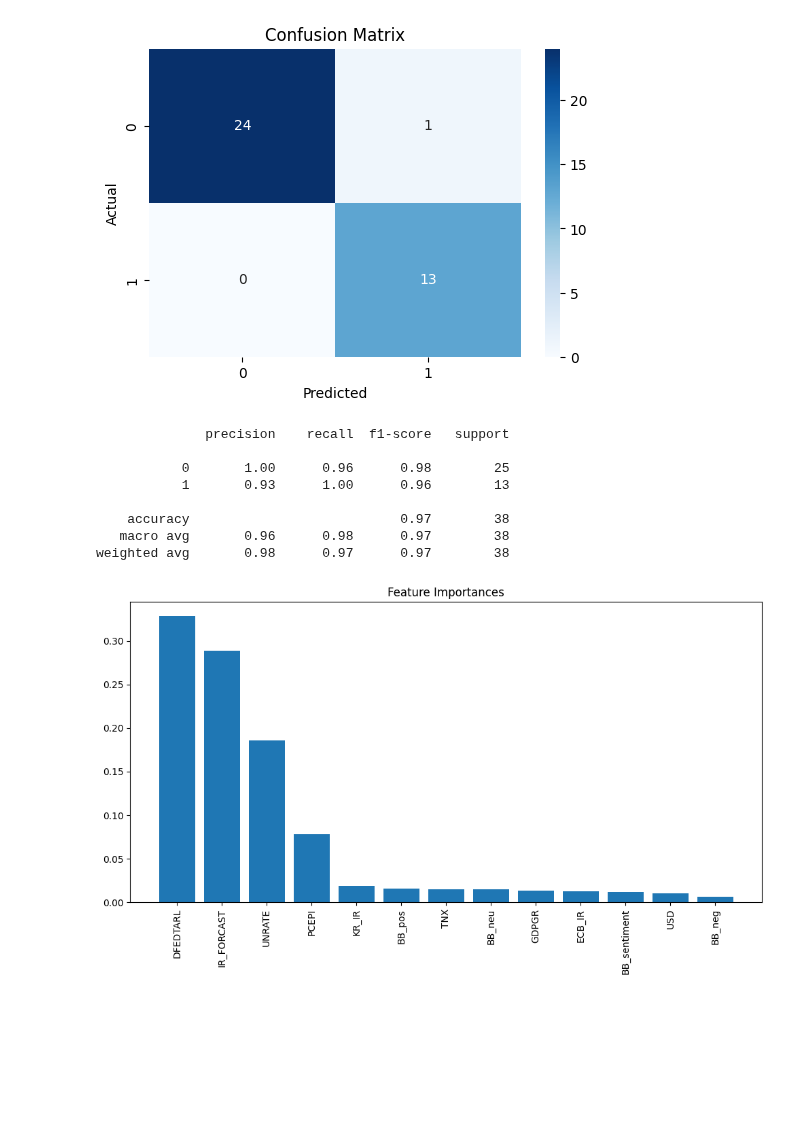
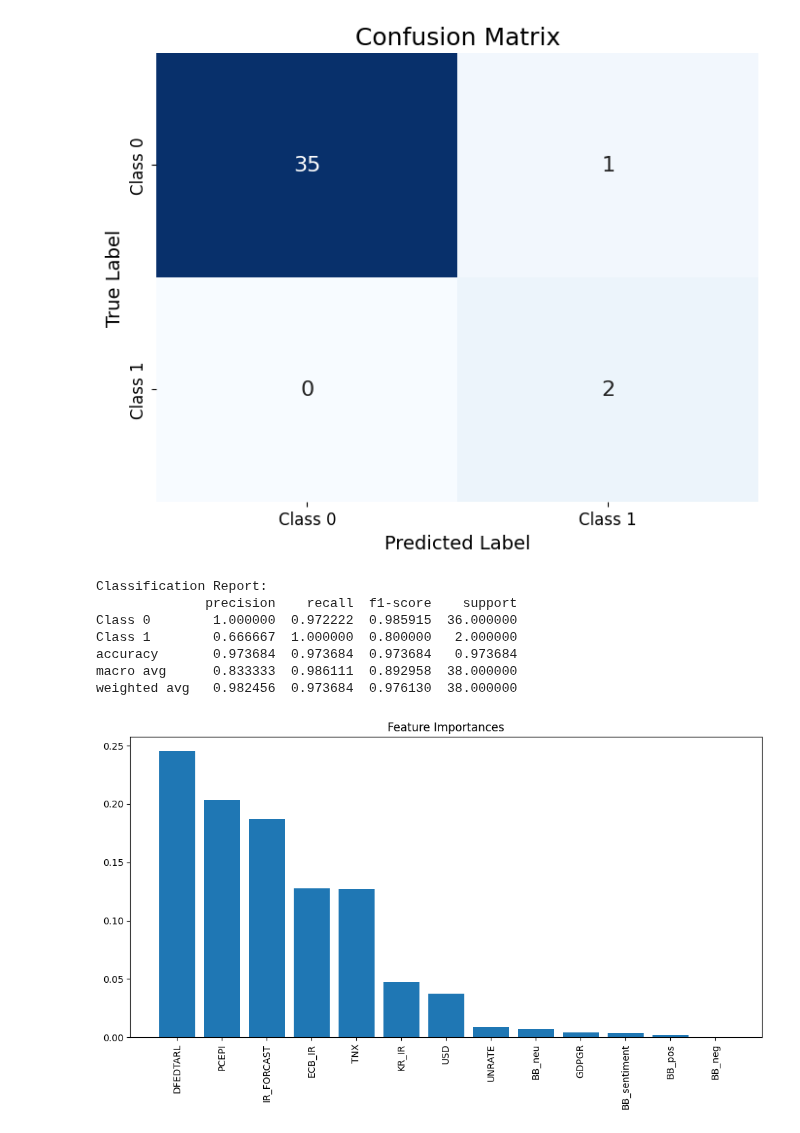
Before and after one commit to AB25122-sudo/MLP_Finance_Fed, a Jupyter notebook: Fed1/Joo/Modeling_MLP_KJS.ipynb, the cells around one changed output. Cells and saved outputs as stored; diff of their text form; code cells hidden in the pictures; blank space fills up the shorter version.

```diff
--- a/Fed1/Joo/Modeling_MLP_KJS.ipynb
+++ b/Fed1/Joo/Modeling_MLP_KJS.ipynb
@@ -5,12 +5,11 @@ from sklearn.preprocessing import StandardScaler
 import numpy as np
 
 # 데이터 로드
-data = pd.read_csv('./../../Fed1_dataset/Interest_rate_prediction.csv')
+data = pd.read_csv('Interest_rate_prediction.csv')
 df = data.copy()
 
-# 예를 들어, 'DFEDTARU' 값에 따라 경제 상황을 두 개의 클래스(0, 1)로 구분
-# 예: 금리가 1.0 이상이면 '1'(경기 침체), 미만이면 '0'(경기 회복)
-df['Target'] = (df['DFEDTARU'] >= 1.0).astype(int)
+# 금리가 5.5 이상이면 '1'(경기 침체), 미만이면 '0'(경기 회복)
+df['Target'] = (df['DFEDTARU'] >= 5.5).astype(int)
 
 # 숫자형 데이터만 선택
 numeric_df = df.select_dtypes(include=[np.number])
@@ -75,31 +74,41 @@ Test Accuracy: 0.9736841917037964
 # %%
+
 from sklearn.metrics import confusion_matrix, classification_report
 import seaborn as sns
 import matplotlib.pyplot as plt
 
 # 혼동 행렬 계산
 cm = confusion_matrix(y_test, y_pred)
 
 # 혼동 행렬 시각화
-plt.figure(figsize=(6, 4))
-sns.heatmap(cm, annot=True, fmt='d', cmap='Blues')
-plt.title('Confusion Matrix')
-plt.xlabel('Predicted')
-plt.ylabel('Actual')
+plt.figure(figsize=(8, 6))
+sns.heatmap(cm, annot=True, fmt='d', cmap='Blues', cbar=False, annot_kws={"size": 16})
+plt.title('Confusion Matrix', fontsize=18)
+plt.xlabel('Predicted Label', fontsize=14)
+plt.ylabel('True Label', fontsize=14)
+plt.xticks(ticks=[0.5, 1.5], labels=['Class 0', 'Class 1'], fontsize=12)
+plt.yticks(ticks=[0.5, 1.5], labels=['Class 0', 'Class 1'], fontsize=12)
 plt.show()
 
 # 분류 보고서 출력
-print(classification_report(y_test, y_pred))
+report = classification_report(y_test, y_pred, target_names=['Class 0', 'Class 1'], output_dict=True)
+
+# 보고서를 DataFrame으로 변환
+import pandas as pd
+report_df = pd.DataFrame(report).transpose()
+
+# 보고서 출력
+print("Classification Report:")
+print(report_df.to_string())
 # %% [output]
-[figure, old version]
+[figure, new version]
-              precision    recall  f1-score   support
-
-           0       1.00      0.96      0.98        25
-           1       0.93      1.00      0.96        13
-
-    accuracy                           0.97        38
-   macro avg       0.96      0.98      0.97        38
-weighted avg       0.98      0.97      0.97        38
+Classification Report:
+              precision    recall  f1-score    support
+Class 0        1.000000  0.972222  0.985915  36.000000
+Class 1        0.666667  1.000000  0.800000   2.000000
+accuracy       0.973684  0.973684  0.973684   0.973684
+macro avg      0.833333  0.986111  0.892958  38.000000
+weighted avg   0.982456  0.973684  0.976130  38.000000
 # %%
 from sklearn.ensemble import RandomForestClassifier
 
@@ -118,4 +127,4 @@ plt.xticks(range(X.shape[1]), [X.columns[i] for i in indices], rotation=90)
 plt.tight_layout()
 plt.show()
 # %% [output]
-[figure, old version]
+[figure, new version]
```
Also changed, not shown: parts of 2 cells of this notebook.
